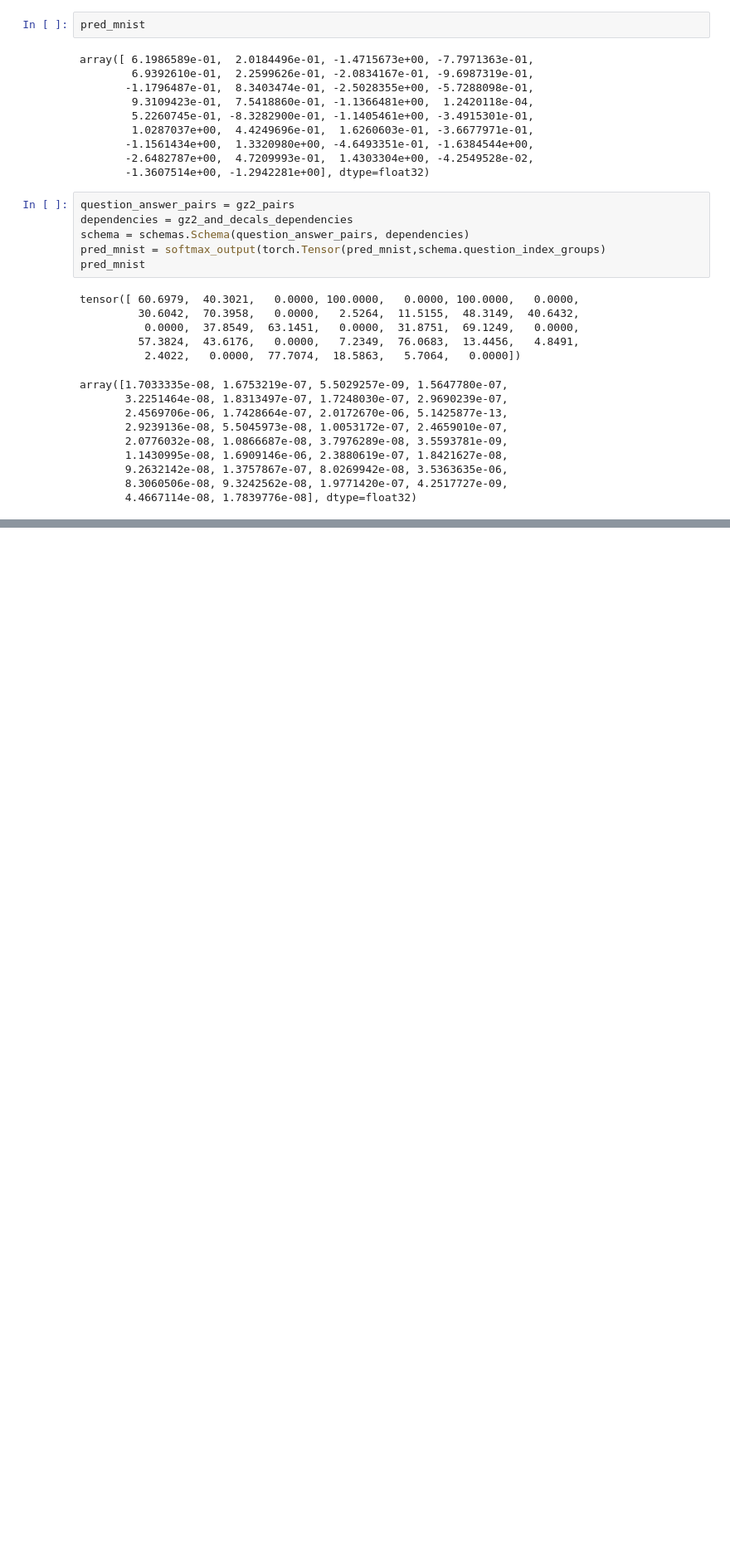
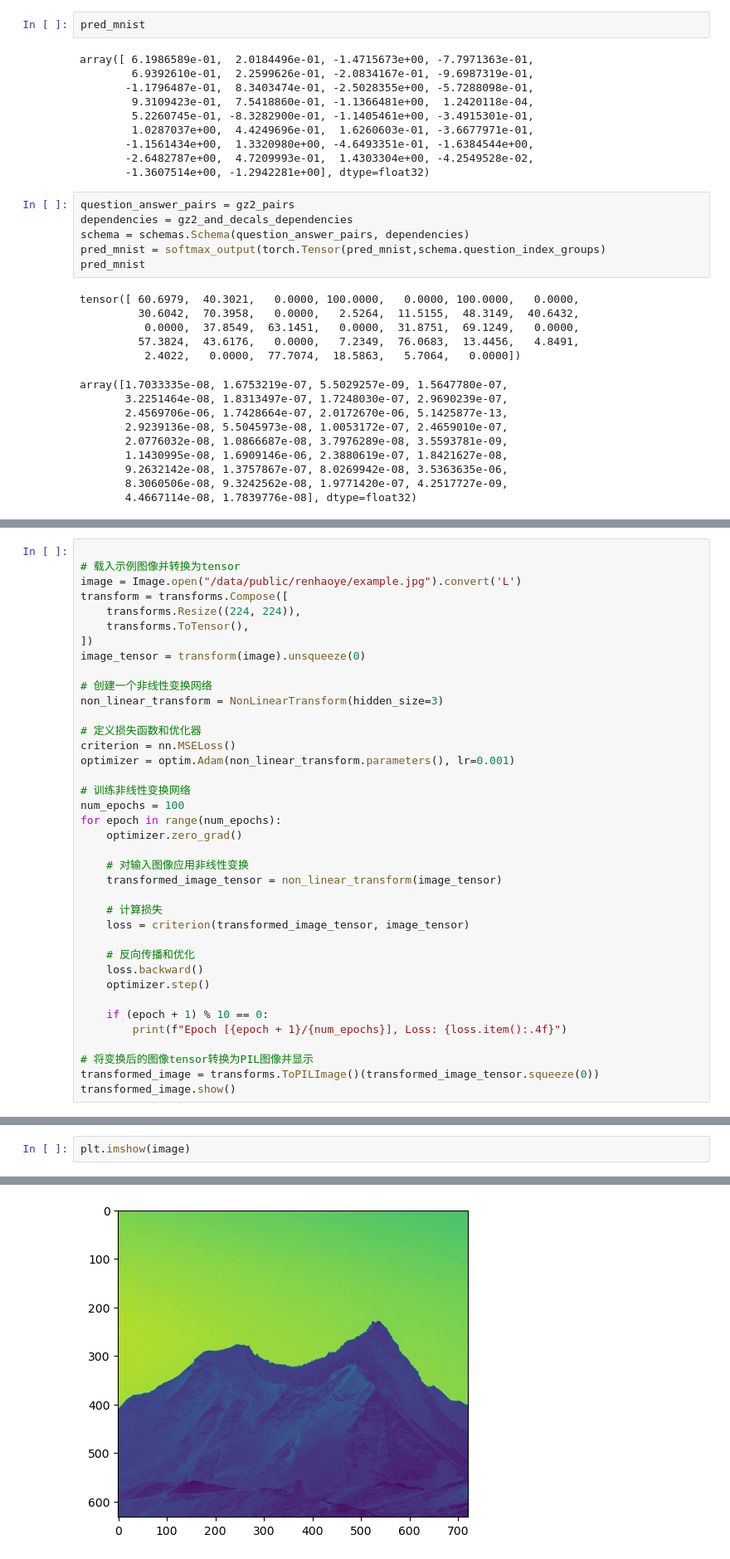
Before and after one commit to Astro-Astre/morphics, a Jupyter notebook: for_me/predict.ipynb, the cells around one changed output, grey strips where cells are left out. Shown: that part at 83% size. Saved outputs shown, nothing was run; the diff lists cells and outputs as text; blank space fills up the shorter version.

```diff
--- a/for_me/predict.ipynb
+++ b/for_me/predict.ipynb
@@ -86,0 +137,38 @@ array([1.7033335e-08, 1.6753219e-07, 5.5029257e-09, 1.5647780e-07,
+# %%
+
+# 载入示例图像并转换为tensor
+image = Image.open("/data/public/renhaoye/example.jpg").convert('L')
+transform = transforms.Compose([
+    transforms.Resize((224, 224)),
+    transforms.ToTensor(),
+])
+image_tensor = transform(image).unsqueeze(0)
+
+# 创建一个非线性变换网络
+non_linear_transform = NonLinearTransform(hidden_size=3)
+
+# 定义损失函数和优化器
+criterion = nn.MSELoss()
+optimizer = optim.Adam(non_linear_transform.parameters(), lr=0.001)
+
+# 训练非线性变换网络
+num_epochs = 100
+for epoch in range(num_epochs):
+    optimizer.zero_grad()
+
+    # 对输入图像应用非线性变换
+    transformed_image_tensor = non_linear_transform(image_tensor)
+
+    # 计算损失
+    loss = criterion(transformed_image_tensor, image_tensor)
+
+    # 反向传播和优化
+    loss.backward()
+    optimizer.step()
+
+    if (epoch + 1) % 10 == 0:
+        print(f"Epoch [{epoch + 1}/{num_epochs}], Loss: {loss.item():.4f}")
+
+# 将变换后的图像tensor转换为PIL图像并显示
+transformed_image = transforms.ToPILImage()(transformed_image_tensor.squeeze(0))
+transformed_image.show()
@@ -86,0 +181,3 @@ array([1.7033335e-08, 1.6753219e-07, 5.5029257e-09, 1.5647780e-07,
+# %%
+plt.imshow(image)
+# %% [output]
@@ -86,0 +185 @@ array([1.7033335e-08, 1.6753219e-07, 5.5029257e-09, 1.5647780e-07,
+[figure, added]
```
Also changed, not shown: parts of 12 cells of this notebook, 2 other files.
